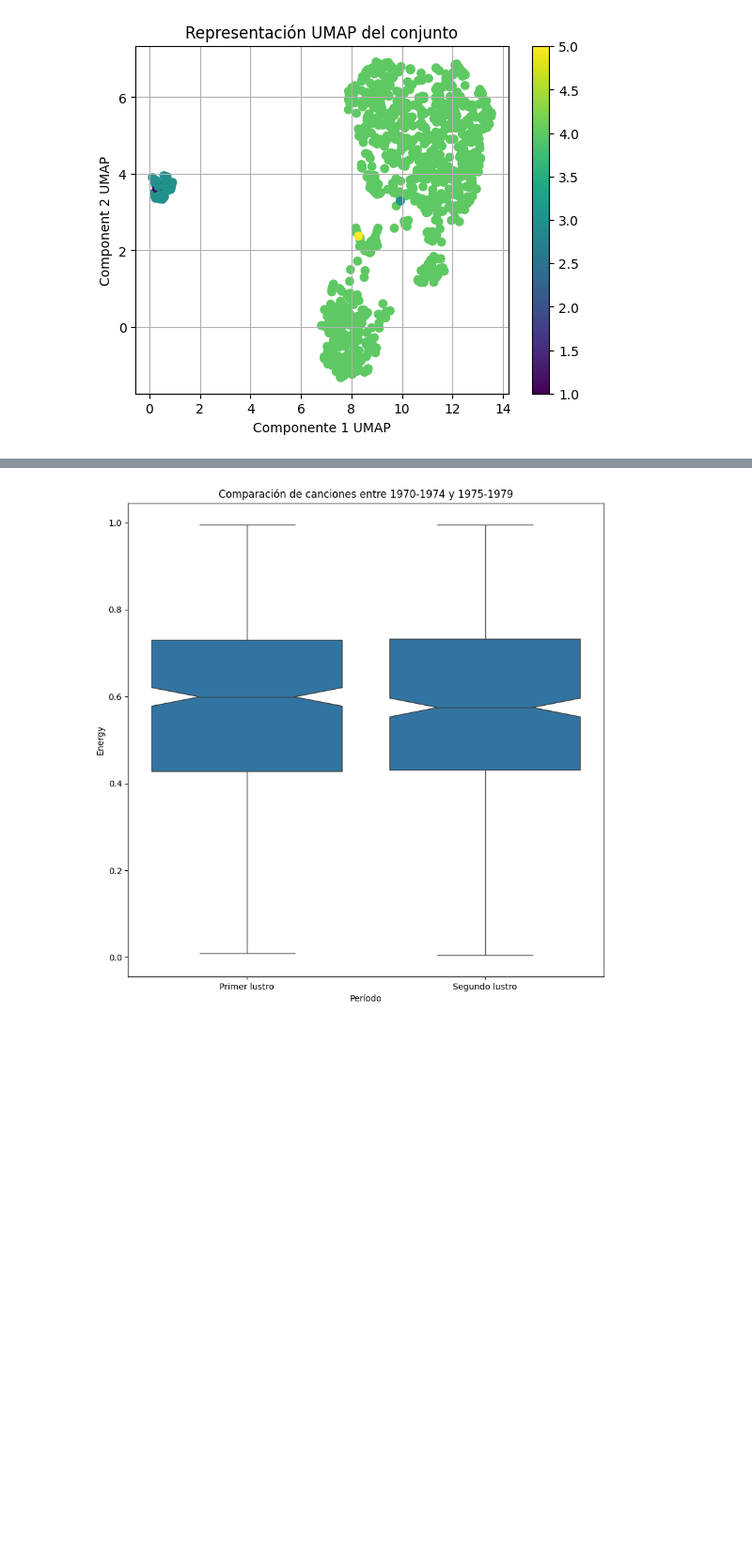
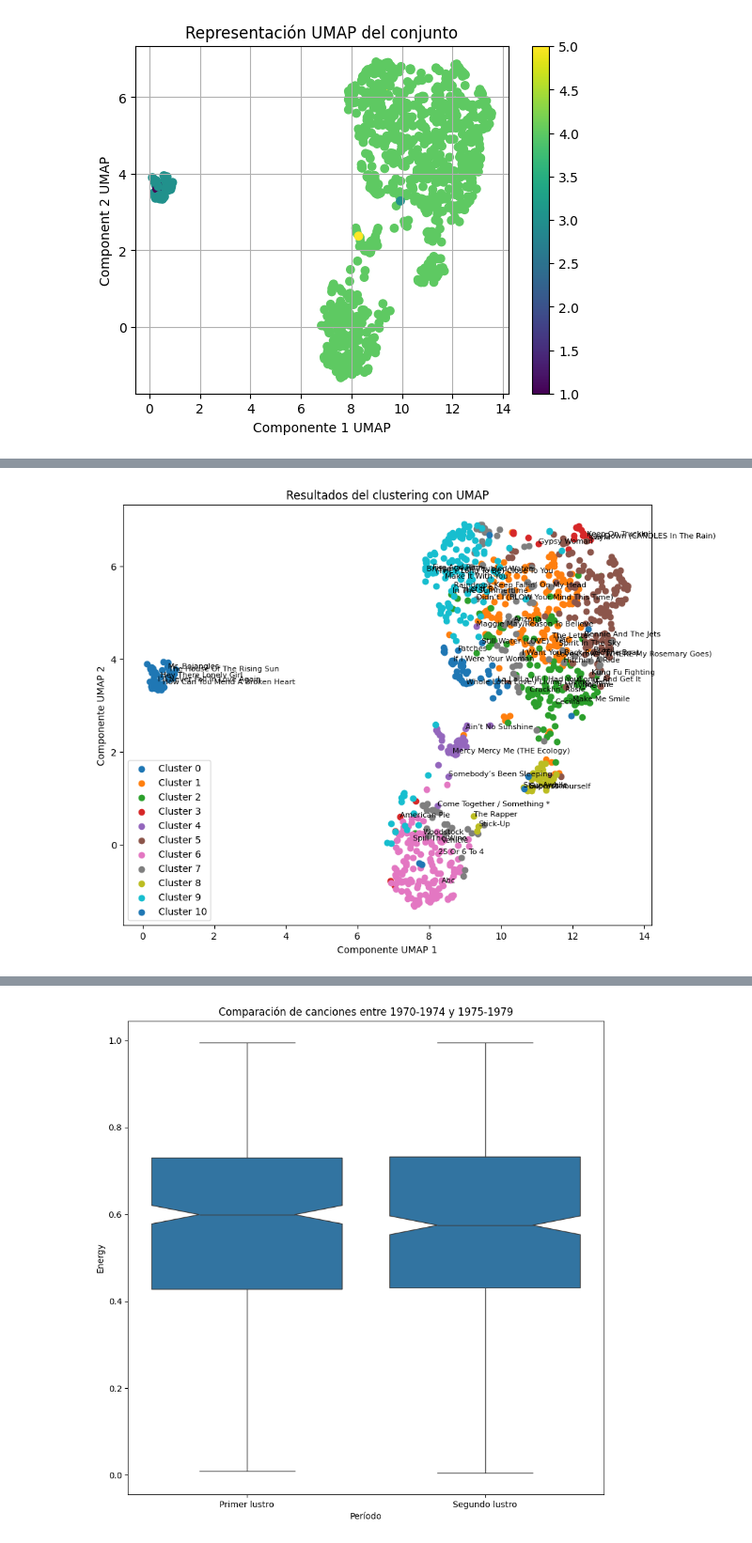
Before and after one commit to AgustinDimuro/tpeFundamentos, a Jupyter notebook: TPEspecial.ipynb, the cells around one changed output, grey strips where cells are left out. Shown at 94% size. Cells and saved outputs as stored; diff of their text form; code cells hidden in the pictures; blank space fills up the shorter version.

```diff
--- a/TPEspecial.ipynb
+++ b/TPEspecial.ipynb
@@ -607,0 +712,36 @@ Después de UMAP: (980, 2)
+# %%
+import matplotlib.pyplot as plt
+import pandas as pd
+
+songs = ds_copy['Track'].copy()
+
+# Crear el DataFrame con los resultados de UMAP y los clusters
+umap_df = pd.DataFrame({'x': ds_umap[:, 0], 'y': ds_umap[:, 1], 'Cluster': clusters_kmeans, 'Track': songs})
+
+# Graficar los resultados de UMAP, coloreando los puntos según el cluster
+plt.figure(figsize=(10, 8))
+
+# Iterar sobre los clusters y plotear los puntos y etiquetas
+for cluster_num in range(11):
+    # Filtrar puntos del cluster actual
+    cluster_points = umap_df[umap_df['Cluster'] == cluster_num]
+
+    # Graficar los puntos del cluster
+    plt.scatter(cluster_points['x'], cluster_points['y'], label=f'Cluster {cluster_num}')
+
+    # Seleccionar hasta 5 canciones únicas para etiquetar
+    songs_to_label = cluster_points['Track'].unique()[:5]
+
+    # Agregar etiquetas de las canciones seleccionadas
+    for song in songs_to_label:
+        row = cluster_points[cluster_points['Track'] == song].iloc[0]  # Seleccionar solo la primera ocurrencia de cada canción
+        plt.text(row['x'], row['y'], song, fontsize=8)
+
+# Configuración del gráfico
+plt.xlabel('Componente UMAP 1')
+plt.ylabel('Componente UMAP 2')
+plt.title('Resultados del clustering con UMAP')
+plt.legend()
+plt.show()
+# %% [output]
+[figure, added]
```
Also changed, not shown: parts of 19 cells of this notebook.
